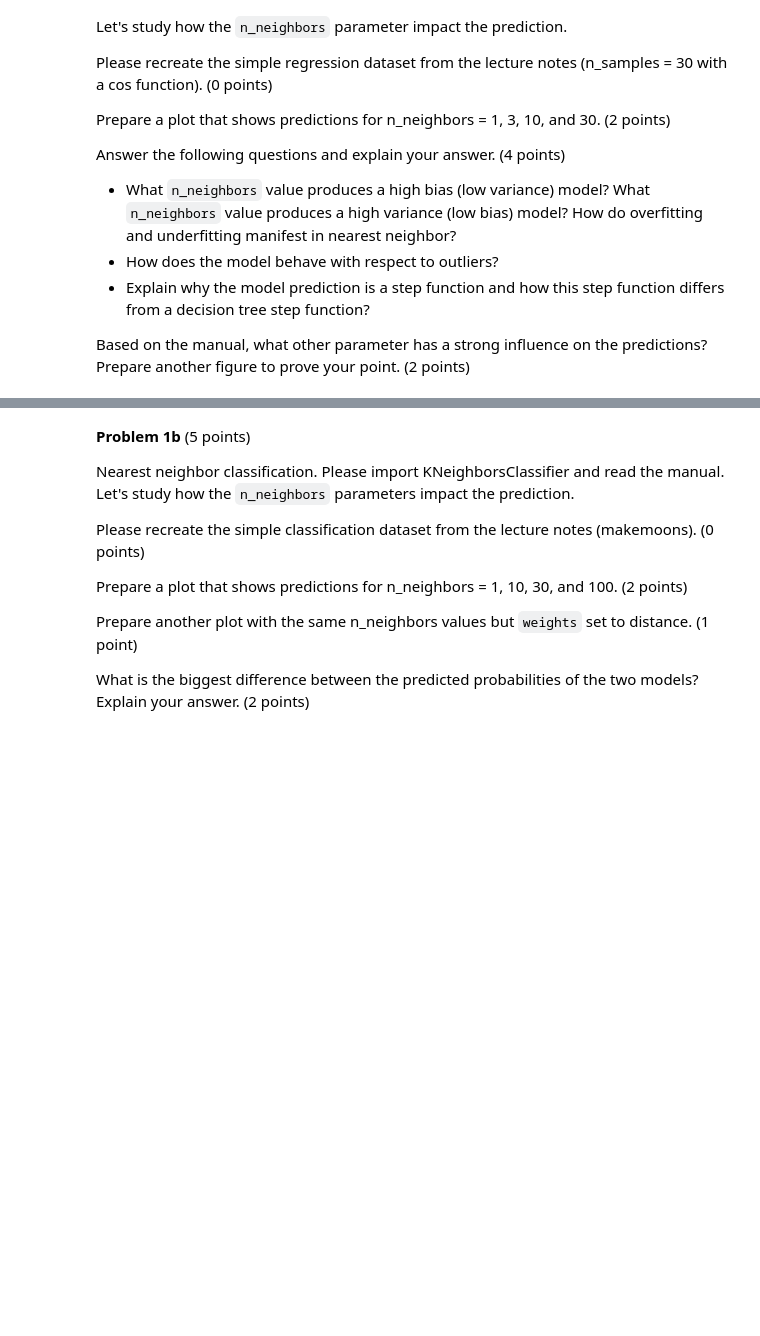
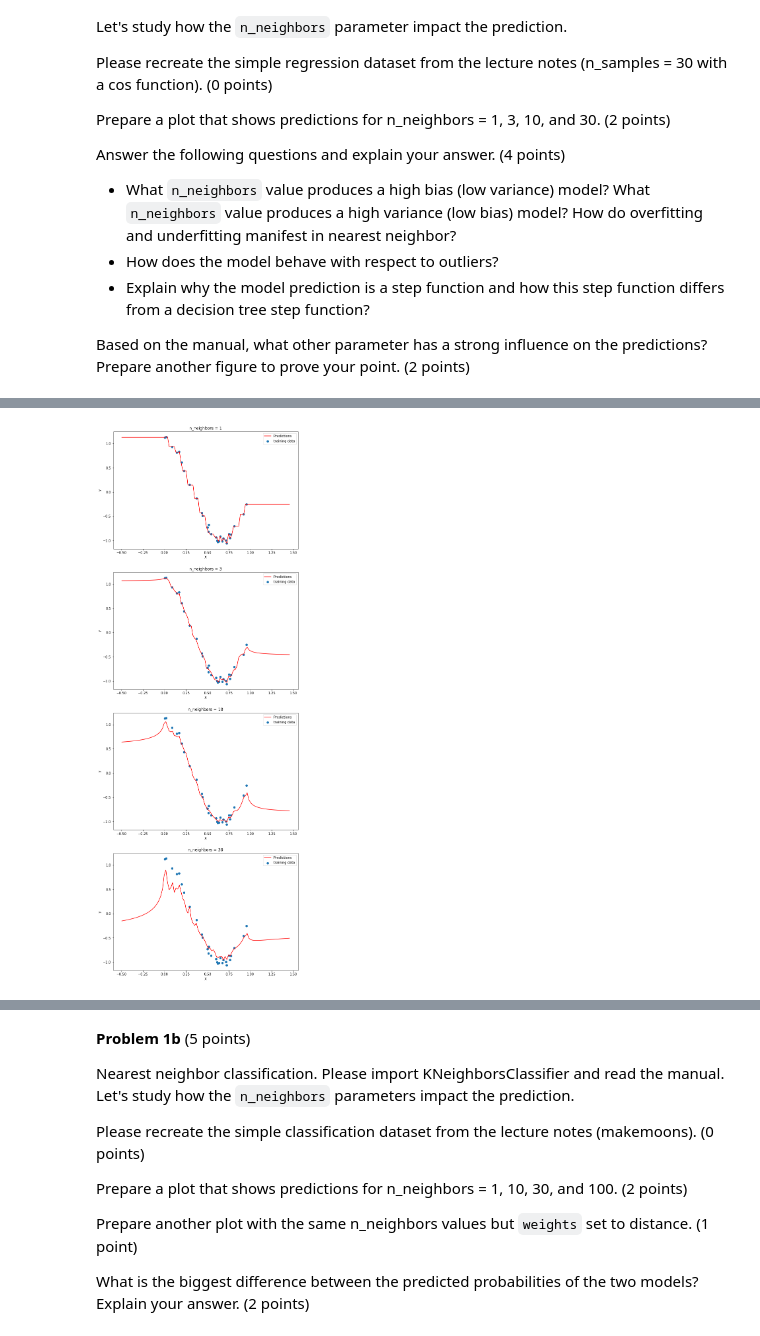
Before and after one commit to josh7197/ps8-ml_algos2-josh7197, a Jupyter notebook: PS8.ipynb, the cells around one changed output, grey strips where cells are left out. Drawn from its saved outputs; the diff is of its cells as text; code cells hidden in the pictures; blank space fills up the shorter version.

```diff
--- a/PS8.ipynb
+++ b/PS8.ipynb
@@ -78,0 +131,18 @@ Based on the manual, what other parameter has a strong influence on the predicti
+# %%
+plt.figure(figsize=(10,30))
+
+# Chainging the parameter of weights from uniform to distance
+for i in range(0,4,1) :
+    plt.subplot(4,1,i+1)
+    knr = KNeighborsRegressor(n_neighbors=n[i],n_jobs=-1, weights='distance')
+    knr.fit(X_train,y_train)
+    y_test=knr.predict(np.reshape(X_test, (len(X_test), 1)))
+    plt.xlabel('X')
+    plt.ylabel('y')
+    plt.scatter(X,y,label='training data')
+    plt.plot(X_test,y_test, label='Predictions', color='red')
+    tt= "n_neighbors = " + str(n[i])
+    plt.title(tt)
+    plt.legend()
+# %% [output]
+[figure, added]
```
Also changed, not shown: parts of 22 cells of this notebook.
